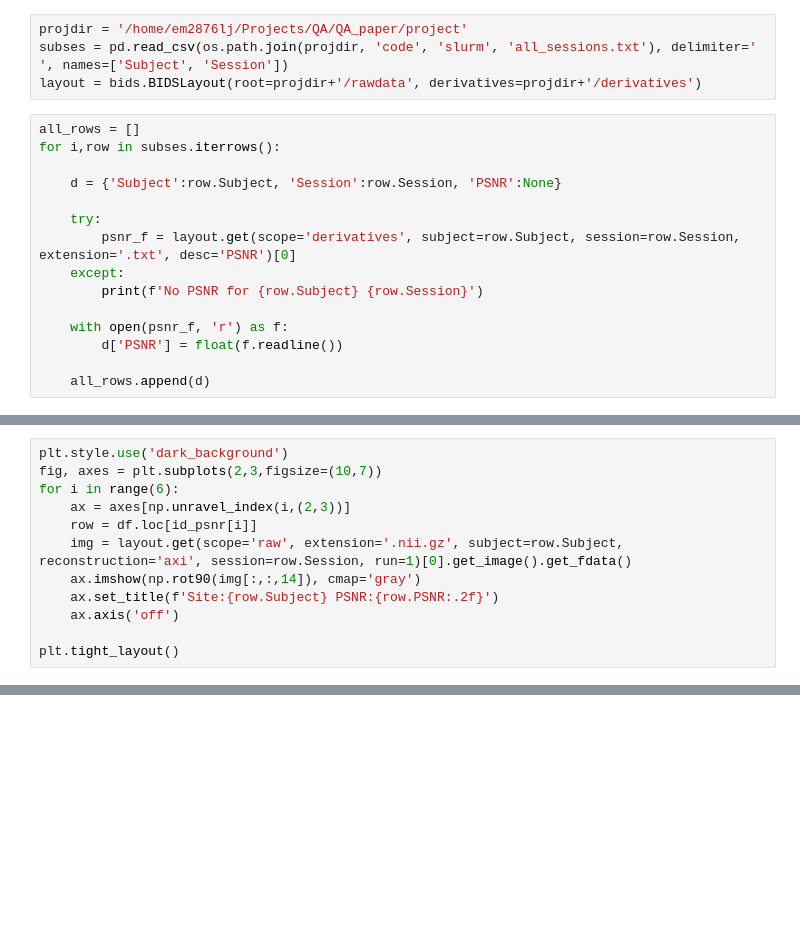
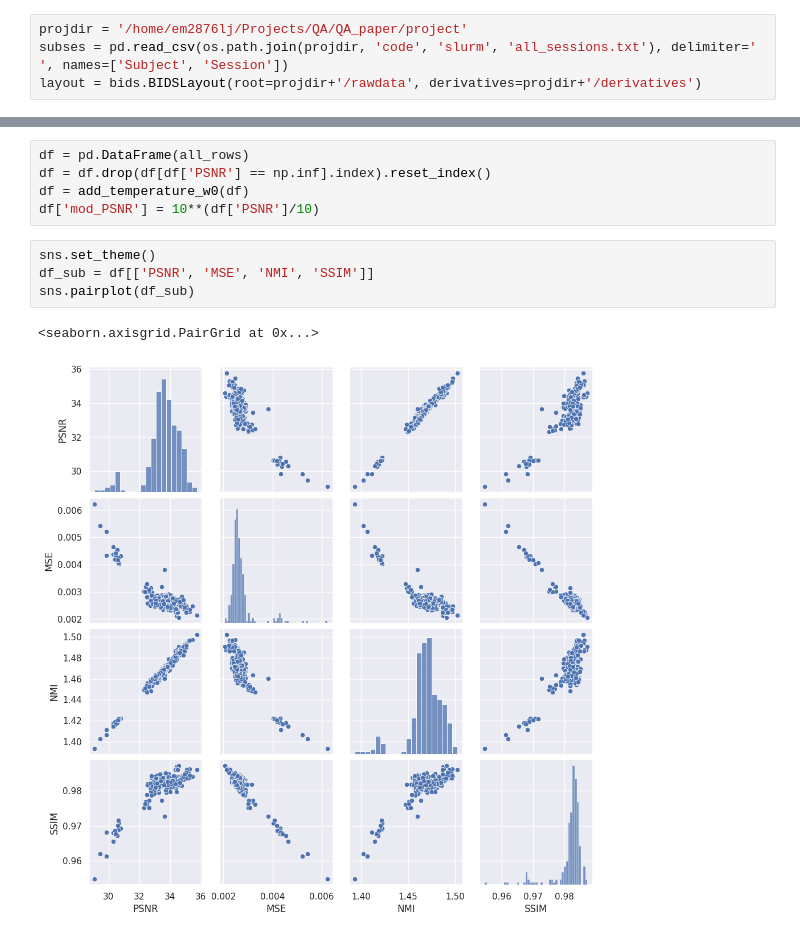
Before and after one commit to UNITY-Physics/unity_qa_paper, a Jupyter notebook: notebooks/PSNR.ipynb, the cells around one changed output, grey strips where cells are left out. Saved outputs shown, nothing was run; the diff lists cells and outputs as text; blank space fills up the shorter version.

```diff
--- a/notebooks/PSNR.ipynb
+++ b/notebooks/PSNR.ipynb
@@ -17,18 +38,3 @@ from statsmodels.stats.oneway import anova_oneway
 projdir = '/home/em2876lj/Projects/QA/QA_paper/project'
 subses = pd.read_csv(os.path.join(projdir, 'code', 'slurm', 'all_sessions.txt'), delimiter=' ', names=['Subject', 'Session'])
 layout = bids.BIDSLayout(root=projdir+'/rawdata', derivatives=projdir+'/derivatives')
-# %%
-all_rows = []
-for i,row in subses.iterrows():
-
-    d = {'Subject':row.Subject, 'Session':row.Session, 'PSNR':None}
-
-    try:
-        psnr_f = layout.get(scope='derivatives', subject=row.Subject, session=row.Session, extension='.txt', desc='PSNR')[0]
-    except:
-        print(f'No PSNR for {row.Subject} {row.Session}')
-
-    with open(psnr_f, 'r') as f:
-        d['PSNR'] = float(f.readline())
-
-    all_rows.append(d)
@@ -94,12 +40,0 @@ for psnr in my_psnr:
-# %%
-plt.style.use('dark_background')
-fig, axes = plt.subplots(2,3,figsize=(10,7))
-for i in range(6):
-    ax = axes[np.unravel_index(i,(2,3))]
-    row = df.loc[id_psnr[i]]
-    img = layout.get(scope='raw', extension='.nii.gz', subject=row.Subject, reconstruction='axi', session=row.Session, run=1)[0].get_image().get_fdata()
-    ax.imshow(np.rot90(img[:,:,14]), cmap='gray')
-    ax.set_title(f'Site:{row.Subject} PSNR:{row.PSNR:.2f}')
-    ax.axis('off')
-
-plt.tight_layout()
@@ -316,0 +41,12 @@ Group Var   1.991    1.310
+# %%
+df = pd.DataFrame(all_rows)
+df = df.drop(df[df['PSNR'] == np.inf].index).reset_index()
+df = add_temperature_w0(df)
+df['mod_PSNR'] = 10**(df['PSNR']/10)
+# %%
+sns.set_theme()
+df_sub = df[['PSNR', 'MSE', 'NMI', 'SSIM']]
+sns.pairplot(df_sub)
+# %% [output]
+<seaborn.axisgrid.PairGrid at 0x...>
+[figure, added]
```
Also changed, not shown: parts of 49 cells of this notebook, 15 other files.
